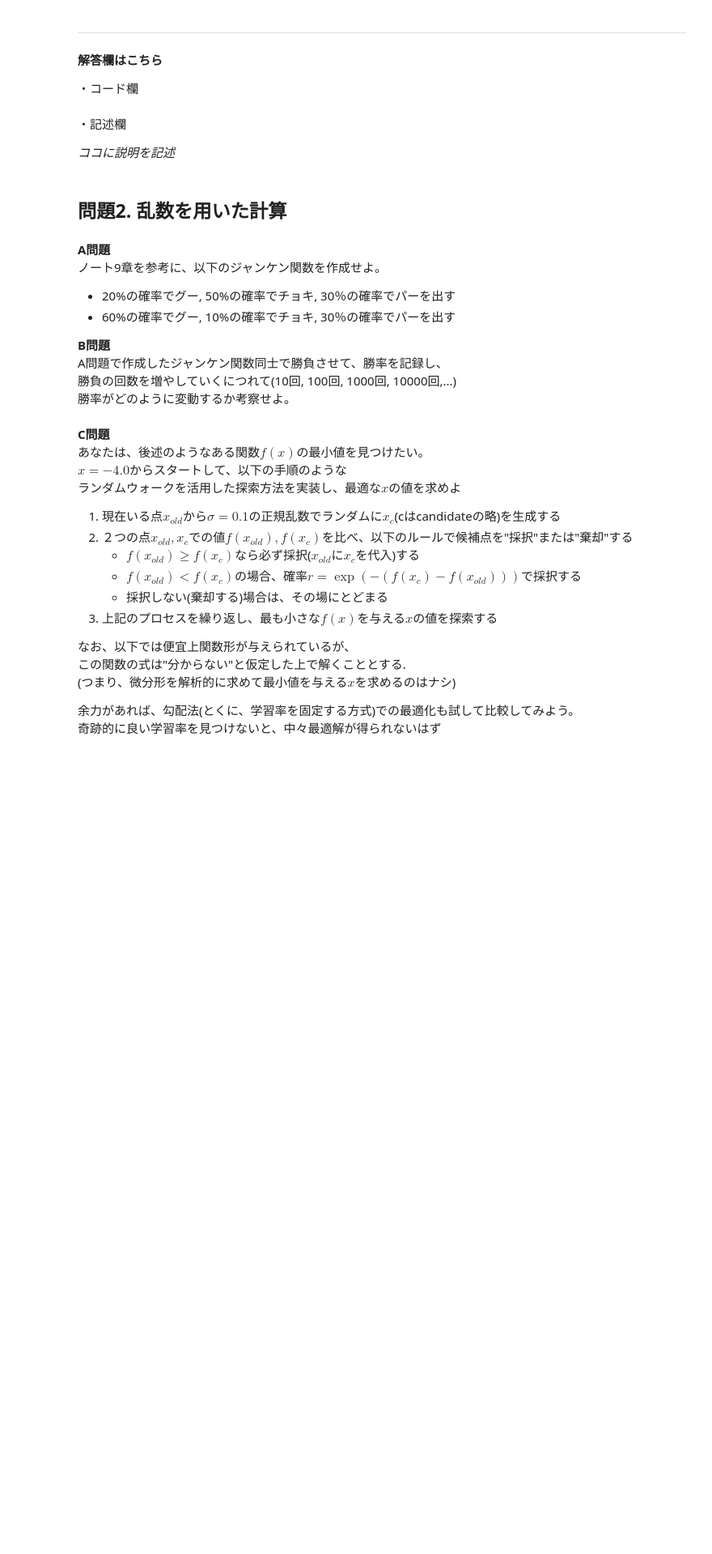
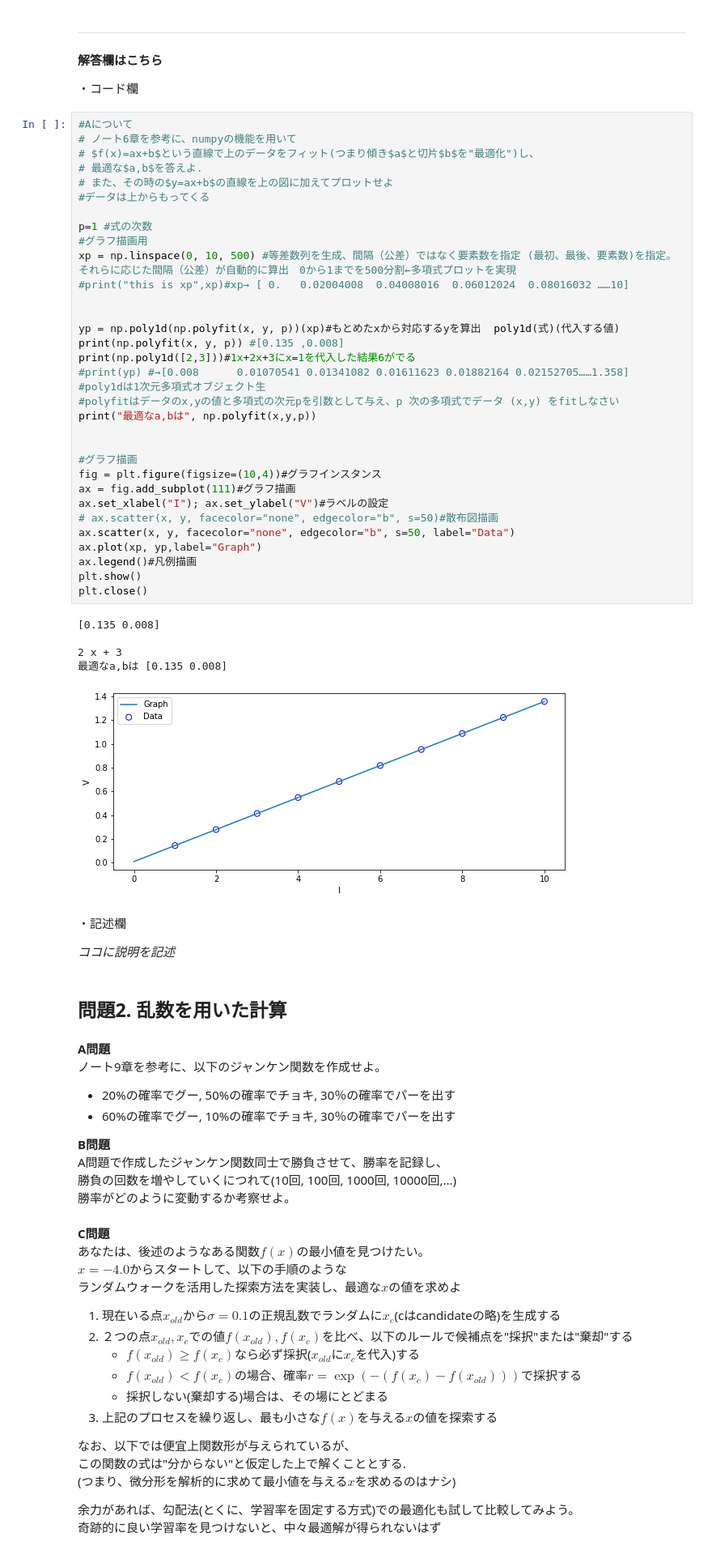
Before and after one commit to Usuyuki/Report2_AdDS2020, a Jupyter notebook: Report2_AdDS2020_202170U.ipynb, the cells around one changed output. Shown at 81% size. Cells and saved outputs as stored; diff of their text form; blank space fills up the shorter version.

```diff
--- a/Report2_AdDS2020_202170U.ipynb
+++ b/Report2_AdDS2020_202170U.ipynb
@@ -207,6 +209,45 @@ Cのヒント: 勾配法の場合、最適化が進む過程はおそらく...
 
 
 ・コード欄
+# %%
+#Aについて
+# ノート6章を参考に、numpyの機能を用いて
+# $f(x)=ax+b$という直線で上のデータをフィット(つまり傾き$a$と切片$b$を"最適化")し、
+# 最適な$a,b$を答えよ.
+# また、その時の$y=ax+b$の直線を上の図に加えてプロットせよ
+#データは上からもってくる
+
+p=1 #式の次数
+#グラフ描画用
+xp = np.linspace(0, 10, 500) #等差数列を生成、間隔（公差）ではなく要素数を指定 (最初、最後、要素数)を指定。それらに応じた間隔（公差）が自動的に算出　0から1までを500分割←多項式プロットを実現
+#print("this is xp",xp)#xp→ [ 0.   0.02004008  0.04008016  0.06012024  0.08016032 ……10]
+
+
+yp = np.poly1d(np.polyfit(x, y, p))(xp)#もとめたxから対応するyを算出  poly1d(式)(代入する値)
+print(np.polyfit(x, y, p)) #[0.135 ,0.008]
+print(np.poly1d([2,3]))#1x+2x+3にx=1を代入した結果6がでる
+#print(yp) #→[0.008      0.01070541 0.01341082 0.01611623 0.01882164 0.02152705……1.358]
+#poly1dは1次元多項式オブジェクト生
+#polyfitはデータのx,yの値と多項式の次元pを引数として与え、p 次の多項式でデータ (x,y) をfitしなさい
+print("最適なa,bは", np.polyfit(x,y,p))
+
+
+#グラフ描画
+fig = plt.figure(figsize=(10,4))#グラフインスタンス
+ax = fig.add_subplot(111)#グラフ描画
+ax.set_xlabel("I"); ax.set_ylabel("V")#ラベルの設定
+# ax.scatter(x, y, facecolor="none", edgecolor="b", s=50)#散布図描画
+ax.scatter(x, y, facecolor="none", edgecolor="b", s=50, label="Data")
+ax.plot(xp, yp,label="Graph")
+ax.legend()#凡例描画
+plt.show()
+plt.close()
+# %% [output]
+[0.135 0.008]
+
+2 x + 3
+最適なa,bは [0.135 0.008]
+[figure, added]
 # %% [markdown]
 ・記述欄
 
```
Also changed, not shown: parts of 2 cells of this notebook.
